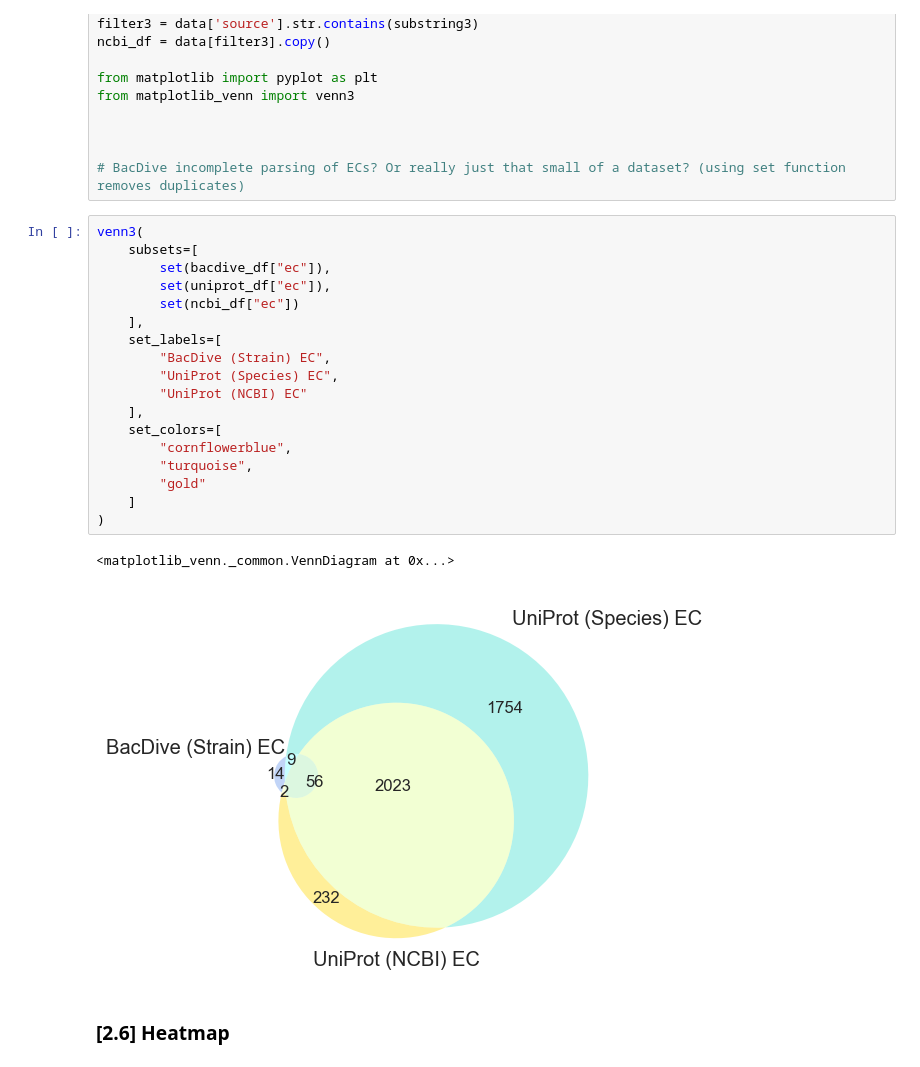
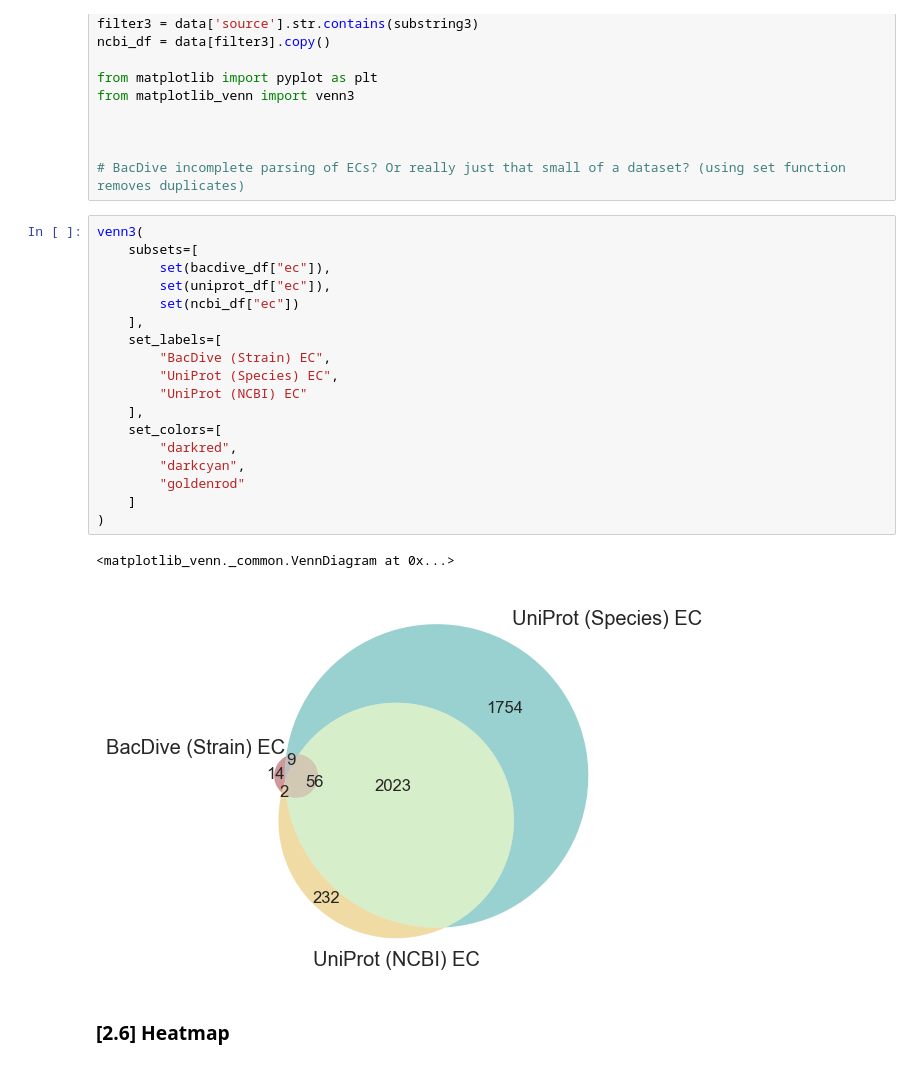
Before and after one commit to giovannellilab/media-prediction, a Jupyter notebook: notebooks/02-EDA.ipynb, the cells around one changed output. Cells and saved outputs as stored; diff of their text form.

```diff
--- a/notebooks/02-EDA.ipynb
+++ b/notebooks/02-EDA.ipynb
@@ -382,24 +385,24 @@ from matplotlib_venn import venn3
 # %%
 venn3(
     subsets=[
         set(bacdive_df["ec"]),
         set(uniprot_df["ec"]),
         set(ncbi_df["ec"])
     ],
     set_labels=[
         "BacDive (Strain) EC",
         "UniProt (Species) EC",
         "UniProt (NCBI) EC"
     ],
     set_colors=[
-        "cornflowerblue",
-        "turquoise",
-        "gold"
+        "darkred",
+        "darkcyan",
+        "goldenrod"
     ]
 )
 # %% [output]
 <matplotlib_venn._common.VennDiagram at 0x...>
-[figure, old version]
+[figure, new version]
 # %% [markdown]
 ### [2.6] Heatmap
 # %%
```
Also changed, not shown: parts of 3 cells of this notebook, 2 other files.
